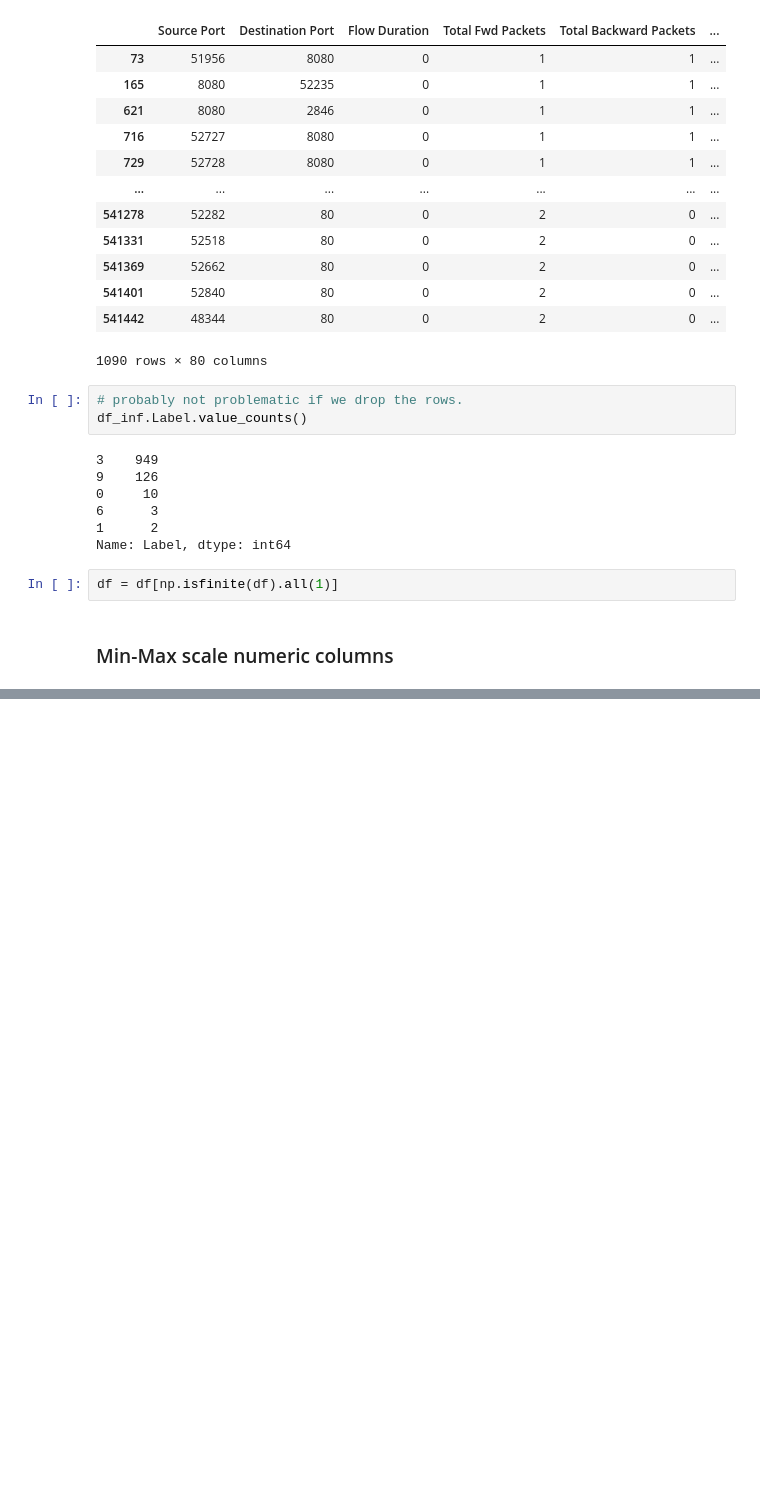
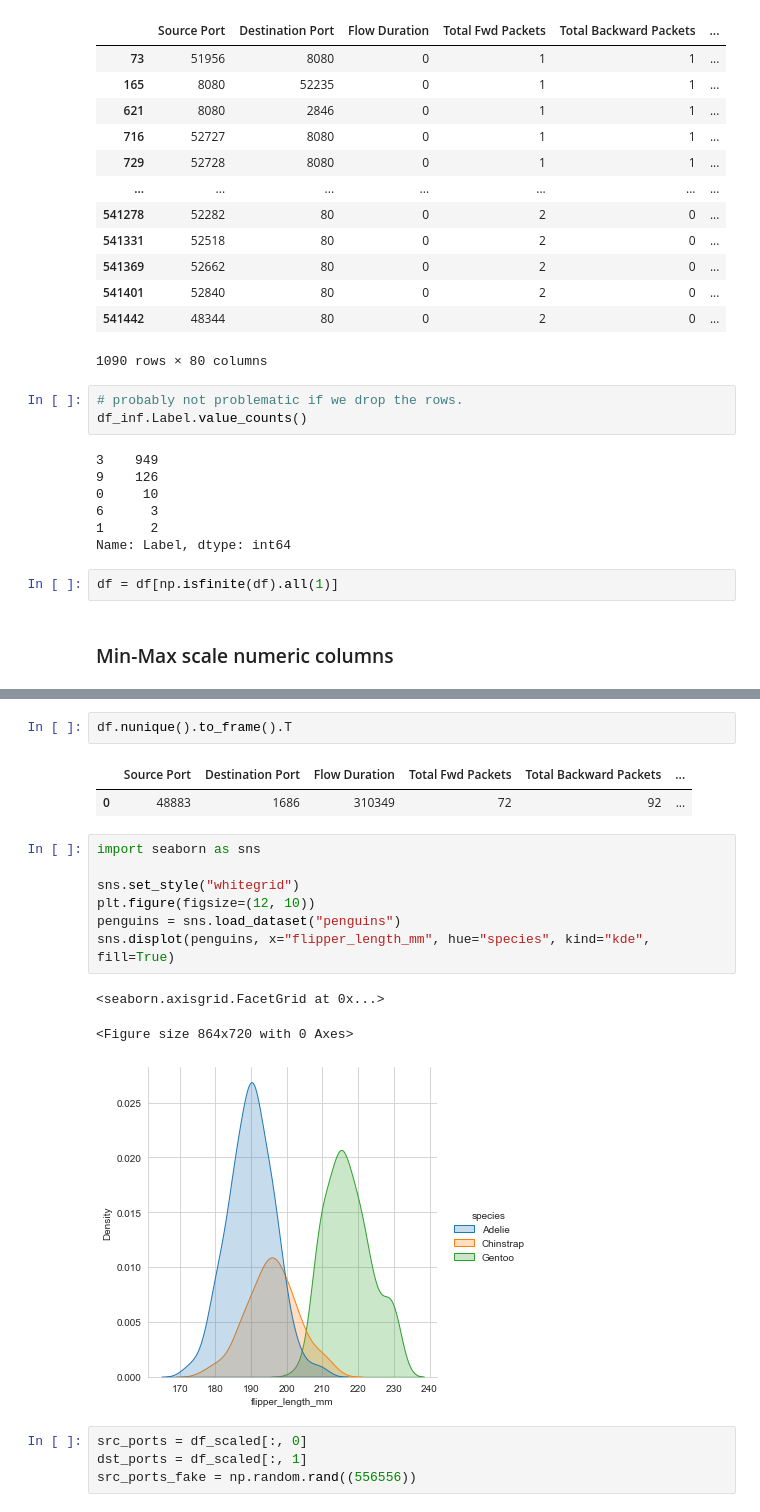
Before and after one commit to CN-TU/controllable-network-data-balancing-with-gans, a Jupyter notebook: data_exploration.ipynb, the cells around one changed output, grey strips where cells are left out. Cells and saved outputs as stored; diff of their text form; blank space fills up the shorter version.

```diff
--- a/data_exploration.ipynb
+++ b/data_exploration.ipynb
@@ -262,0 +296,20 @@ df = df[np.isfinite(df).all(1)]
+# %%
+df.nunique().to_frame().T
+# %% [output]
+|  | Source Port | Destination Port | Flow Duration | Total Fwd Packets | Total Backward Packets | ... |
+| 0 | 48883 | 1686 | 310349 | 72 | 92 | ... |
+# %%
+import seaborn as sns
+
+sns.set_style("whitegrid")
+plt.figure(figsize=(12, 10))
+penguins = sns.load_dataset("penguins")
+sns.displot(penguins, x="flipper_length_mm", hue="species", kind="kde", fill=True)
+# %% [output]
+<seaborn.axisgrid.FacetGrid at 0x...>
+<Figure size 864x720 with 0 Axes>
+[figure, added]
+# %%
+src_ports = df_scaled[:, 0]
+dst_ports = df_scaled[:, 1]
+src_ports_fake = np.random.rand((556556))
```
Also changed, not shown: parts of 12 cells of this notebook.
